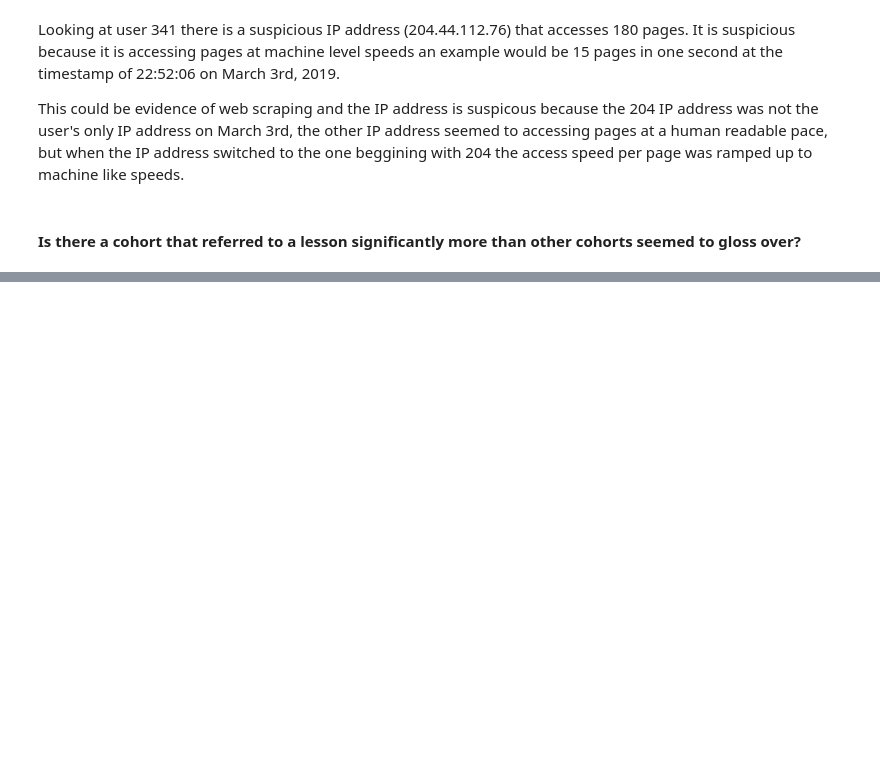
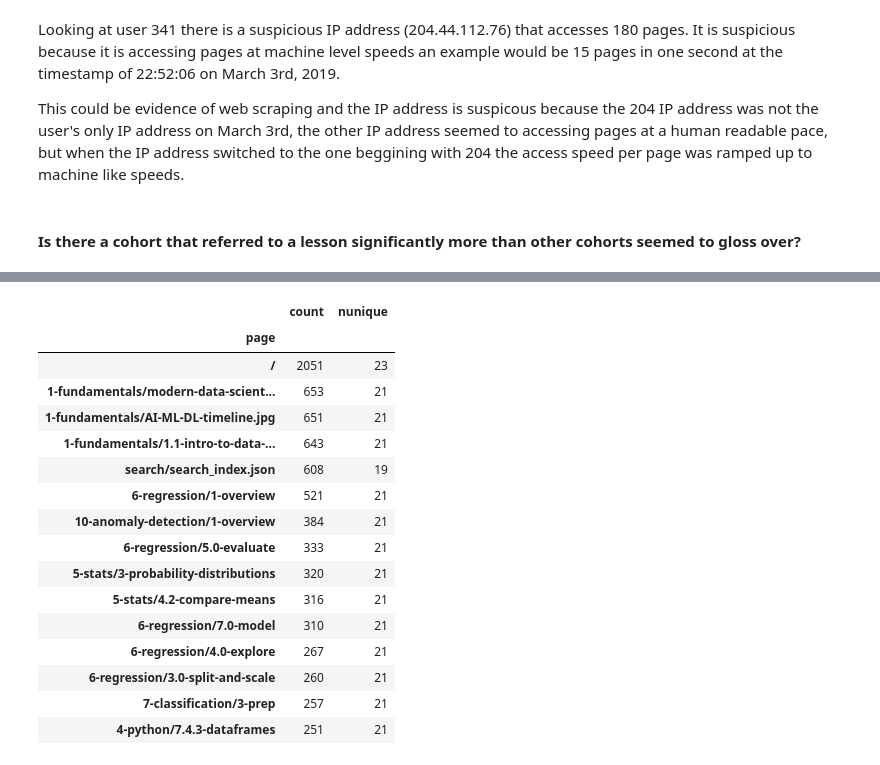
Before and after one commit to Griffin-McCrosky-Anomaly-Detection/Anomaly_Detection_Project, a Jupyter notebook: McCrosky_Rough_Notebook.ipynb, the cells around one changed output, grey strips where cells are left out. Saved outputs shown, nothing was run; the diff lists cells and outputs as text; code cells hidden in the pictures; blank space fills up the shorter version.

```diff
--- a/McCrosky_Rough_Notebook.ipynb
+++ b/McCrosky_Rough_Notebook.ipynb
@@ -564,0 +638,24 @@ df_lesson.head(3) ## <-- looking at our narrowed down lesson dataframe
+# %%
+## grouping by page and doing an overall count of occurences
+## per page to figure which lesson has the most overall traffic in bayes
+page_views = bayes_df.groupby(['page'])['user_id'].agg(['count','nunique'])
+observed = page_views.sort_values(by = 'count', ascending = False)
+observed.head(15)
+# %% [output]
+|  | count | nunique |
+| page |  |  |
+| / | 2051 | 23 |
+| 1-fundamentals/modern-data-scient... | 653 | 21 |
+| 1-fundamentals/AI-ML-DL-timeline.jpg | 651 | 21 |
+| 1-fundamentals/1.1-intro-to-data-... | 643 | 21 |
+| search/search_index.json | 608 | 19 |
+| 6-regression/1-overview | 521 | 21 |
+| 10-anomaly-detection/1-overview | 384 | 21 |
+| 6-regression/5.0-evaluate | 333 | 21 |
+| 5-stats/3-probability-distributions | 320 | 21 |
+| 5-stats/4.2-compare-means | 316 | 21 |
+| 6-regression/7.0-model | 310 | 21 |
+| 6-regression/4.0-explore | 267 | 21 |
+| 6-regression/3.0-split-and-scale | 260 | 21 |
+| 7-classification/3-prep | 257 | 21 |
+| 4-python/7.4.3-dataframes | 251 | 21 |
```
Also changed, not shown: parts of 45 cells of this notebook.
